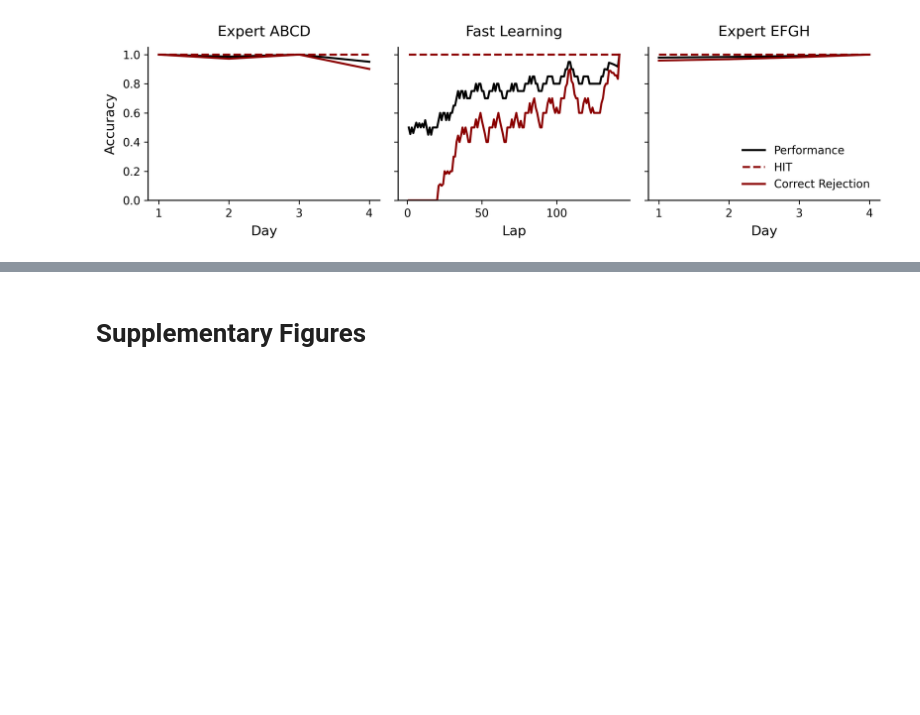
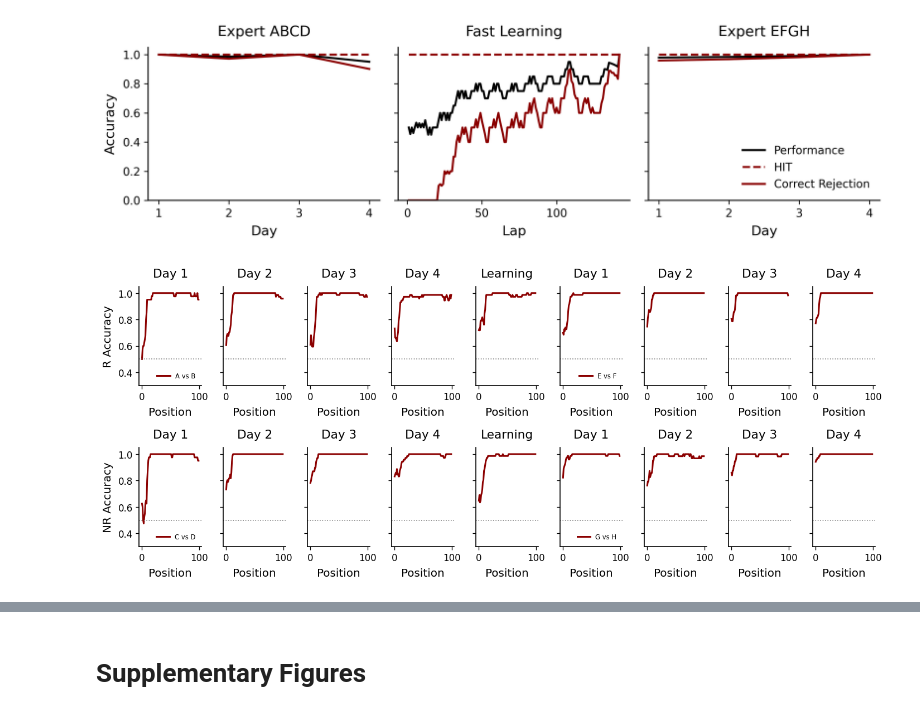
Before and after one commit to rgs2151/ccn2026, a Jupyter notebook: figures.ipynb, the cells around one changed output, grey strips where cells are left out. Cells and saved outputs as stored; diff of their text form; code cells hidden in the pictures; blank space fills up the shorter version.

```diff
--- a/figures.ipynb
+++ b/figures.ipynb
@@ -159,3 +350,50 @@ def figure_1d(h5_path, mouse_id, abcd_sessions, learning_session, efgh_sessions,
 fig = figure_1d(H5_PATH, MOUSE_ID, ABCD_SESSIONS, LEARNING_SESSION, EFGH_SESSIONS, WINDOW_SIZE, recompute=False)
 # %% [output]
 [figure]
+# %%
+def figure_2(h5_path, mouse_id, abcd_sessions, learning_session, efgh_sessions, cache_path='cache/fig2a.pkl', recompute=False):
+
+    data = process_population_decoding(h5_path, mouse_id, abcd_sessions, learning_session, efgh_sessions, cache_path, recompute)
+
+    set_pub_style()
+    fig, axes = plt.subplots(2, 9, figsize=(12, 5), sharey=True)
+    x = np.arange(100)
+
+    all_sessions = abcd_sessions + [learning_session] + efgh_sessions
+
+    for col, sess in enumerate(all_sessions):
+        is_efgh = col >= 5
+        sess_data = data[sess]
+
+        r_label = 'E vs F' if is_efgh else 'A vs B'
+        nr_label = 'G vs H' if is_efgh else 'C vs D'
+
+        axes[0, col].plot(x, sess_data['A vs B'], '-', color=color_alt, label=r_label)
+        axes[0, col].axhline(0.5, color='gray', linestyle=':', linewidth=1)
+        axes[0, col].set_ylim(0.3, 1.05)
+
+        axes[1, col].plot(x, sess_data['C vs D'], '-', color=color_alt, label=nr_label)
+        axes[1, col].axhline(0.5, color='gray', linestyle=':', linewidth=1)
+        axes[1, col].set_ylim(0.3, 1.05)
+
+        if col < 4:
+            title = f'Day {col + 1}'
+        elif col == 4:
+            title = 'Learning'
+        else:
+            title = f'Day {col - 4}'
+        prettify(axes[0, col], title=title, xlabel='Position')
+        prettify(axes[1, col], title=title, xlabel='Position')
+
+    prettify(axes[0, 0], ylabel='R Accuracy')
+    prettify(axes[1, 0], ylabel='NR Accuracy')
+    axes[0, 0].legend(loc='lower right', frameon=False, fontsize=7)
+    axes[0, 5].legend(loc='lower right', frameon=False, fontsize=7)
+    axes[1, 0].legend(loc='lower right', frameon=False, fontsize=7)
+    axes[1, 5].legend(loc='lower right', frameon=False, fontsize=7)
+    plt.tight_layout()
+    return fig
+# %%
+fig = figure_2(H5_PATH, MOUSE_ID, ABCD_SESSIONS, LEARNING_SESSION, EFGH_SESSIONS, recompute=False)
+# %% [output]
+[figure, added]
```
Also changed, not shown: parts of 14 cells of this notebook.
